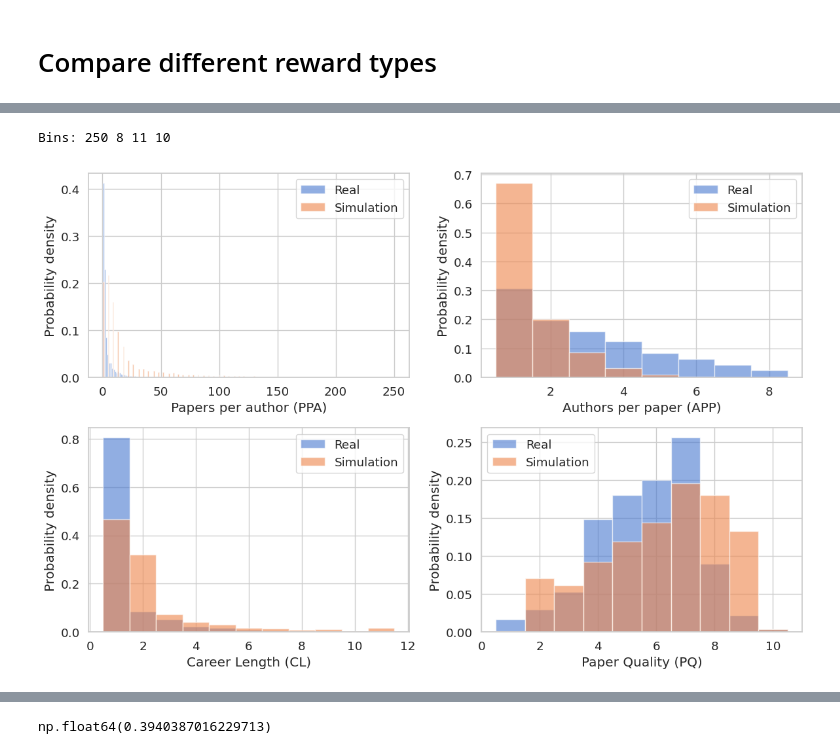
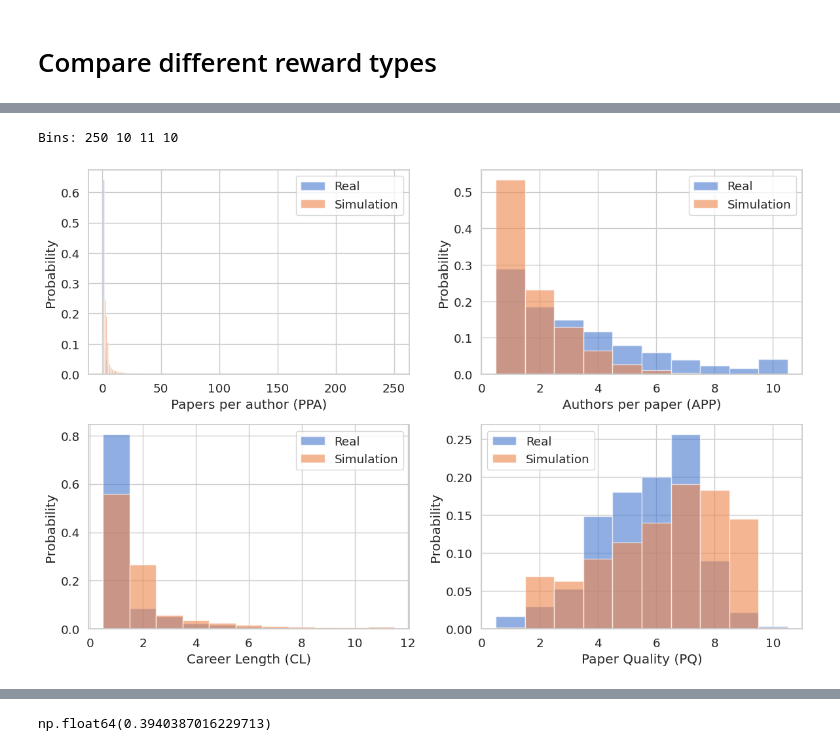
Before and after one commit to Christof93/scientific-collaboration-marl, a Jupyter notebook: visualizations_reward_type.ipynb, the cells around one changed output, grey strips where cells are left out. Drawn from its saved outputs; the diff is of its cells as text; code cells hidden in the pictures.

```diff
--- a/visualizations_reward_type.ipynb
+++ b/visualizations_reward_type.ipynb
@@ -1607,6 +1609,12 @@ visualize_policy_population_proportion(balanced_multiply_actions)
 # %%
 from calibrate import build_normalized_hist, build_stats, plot_calibration_overlays, truncate_right_tail
 from scipy.stats import wasserstein_distance
+def integer_hist(values, n_bins):
+    """Bin i (0-based) = probability of i+1 papers. Shared edges by construction."""
+    v = np.clip(np.round(np.asarray(values)).astype(int), 1, n_bins)
+    counts = np.bincount(v, minlength=n_bins + 1)[1:]
+    return counts / counts.sum(), np.arange(1, n_bins + 1)
+
 def plot_calibration_overlays(real_data, sim_data, outfile=None):
     """
     Plots overlayed histograms of real vs simulation data.
@@ -1634,7 +1642,7 @@ def plot_calibration_overlays(real_data, sim_data, outfile=None):
 
         # ax.set_title(title)
         ax.set_xlabel(xlabel)
-        ax.set_ylabel("Probability density")
+        ax.set_ylabel("Probability")
         ax.legend()
 
     plt.tight_layout()
@@ -1671,7 +1679,7 @@ for key in all_sim_data:
 
 # === Determine bin sizes ===
 n_bins_ppa = min(max(all_sim_data["papers_per_author"]), max(real_papers_per_author))
-n_bins_ppa = 250 #if n_bins_ppa < 200 else n_bins_ppa
+n_bins_ppa = 250 if n_bins_ppa < 200 else n_bins_ppa
 
 n_bins_app = min(max(all_sim_data["authors_per_paper"]), max(real_authors_per_paper))
 n_bins_app = 5 if n_bins_app < 5 else n_bins_app
@@ -1687,40 +1695,40 @@ print("Bins:", n_bins_ppa, n_bins_app, n_bins_ls, n_bins_q)
 
 # === Build histograms for simulation data ===
 sim_hists = {}
 sim_centers = {}
 
-counts, centers = build_normalized_hist(all_sim_data["papers_per_author"], n_bins_ppa)
-sim_hists["papers_per_author"], sim_centers["papers_per_author"] = counts, centers
+sim_hists["papers_per_author"], sim_centers["papers_per_author"] = \
+integer_hist(all_sim_data["papers_per_author"], n_bins_ppa)
 
-counts, centers = build_normalized_hist(all_sim_data["authors_per_paper"], n_bins_app)
-sim_hists["authors_per_paper"], sim_centers["authors_per_paper"] = counts, centers
+sim_hists["authors_per_paper"], sim_centers["authors_per_paper"] = \
+integer_hist(all_sim_data["authors_per_paper"][all_sim_data["authors_per_paper"] > 0], n_bins_app)
 
 counts, centers = build_normalized_hist(all_sim_data["lifespan"], n_bins_ls)
 sim_hists["lifespan"], sim_centers["lifespan"] = counts, centers
 
 counts, centers = build_normalized_hist(all_sim_data["quality"], n_bins_q)
 sim_hists["quality"], sim_centers["quality"] = counts, centers
 
 # === Build histograms for real data ===
 real_data = {}
 real_centers = {}
 
-counts, centers = build_normalized_hist(truncate_right_tail(real_papers_per_author, max_value=n_bins_ppa), n_bins_ppa)
-real_data["papers_per_author"], real_centers["papers_per_author"] = counts, centers
+real_data["papers_per_author"], real_centers["papers_per_author"] = \
+integer_hist(real_papers_per_author, n_bins_ppa)
 
-counts, centers = build_normalized_hist(truncate_right_tail(real_authors_per_paper[real_authors_per_paper > 0], max_value=n_bins_app), n_bins_app)
-real_data["authors_per_paper"], real_centers["authors_per_paper"] = counts, centers
+real_data["authors_per_paper"], real_centers["authors_per_paper"] = \
+integer_hist(real_authors_per_paper[real_authors_per_paper > 0], n_bins_app)
 
 counts, centers = build_normalized_hist(real_lifespan, n_bins_ls)
 real_data["lifespan"], real_centers["lifespan"] = counts, centers
 
 counts, centers = build_normalized_hist(real_quality, n_bins_q)
 real_data["quality"], real_centers["quality"] = counts, centers
 
 real_data["acceptance"] = np.load("acceptance_histogram.npy")
 
 # === Plot overlays ===
 plot_calibration_overlays(real_data, sim_hists, outfile="calibration_overlay.png")
 # %% [output]
-Bins: 250 8 11 10
+Bins: 250 10 11 10
-[figure, old version]
+[figure, new version]
```
Also changed, not shown: parts of 17 cells of this notebook, 14 other files.
